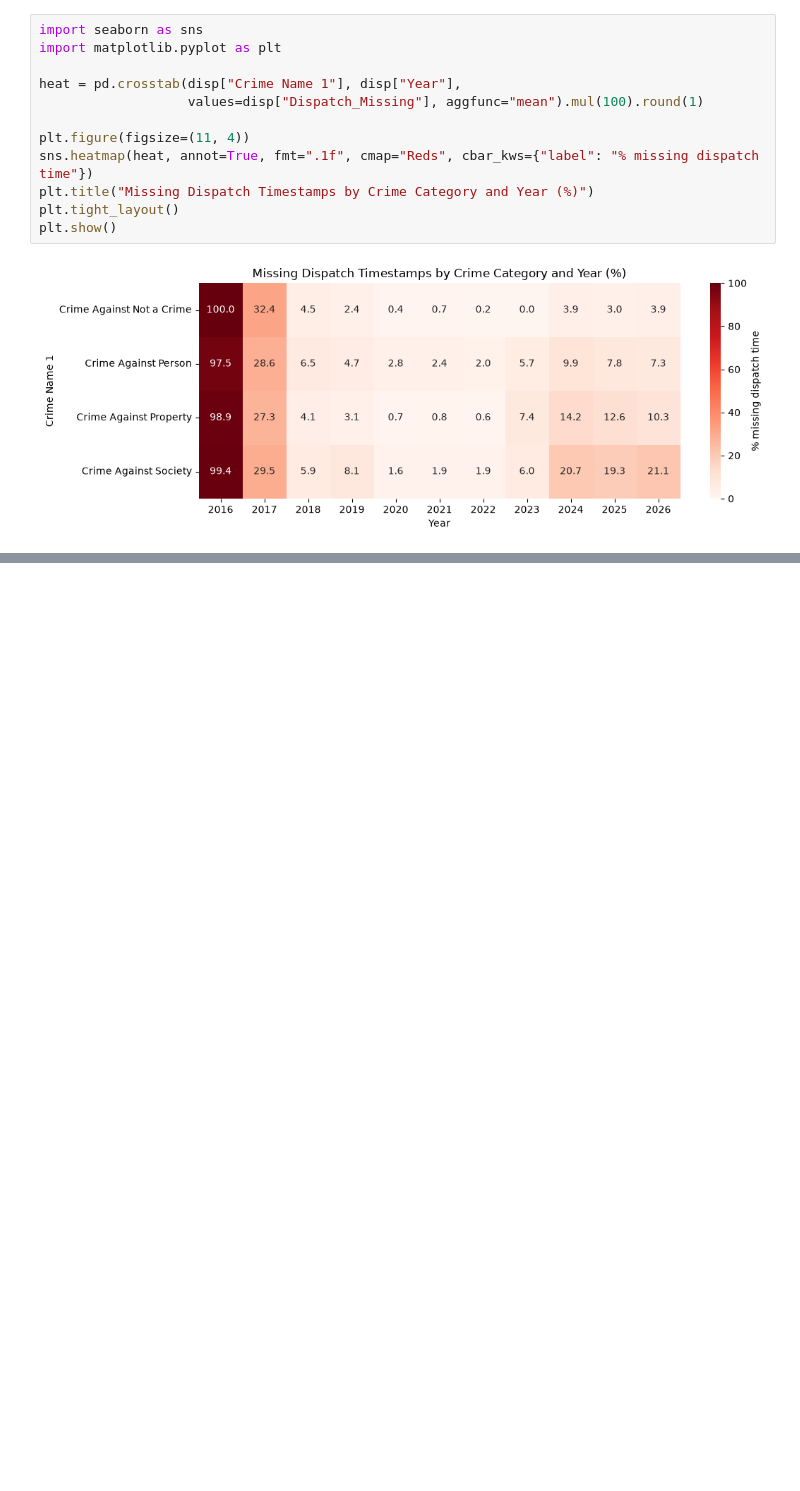
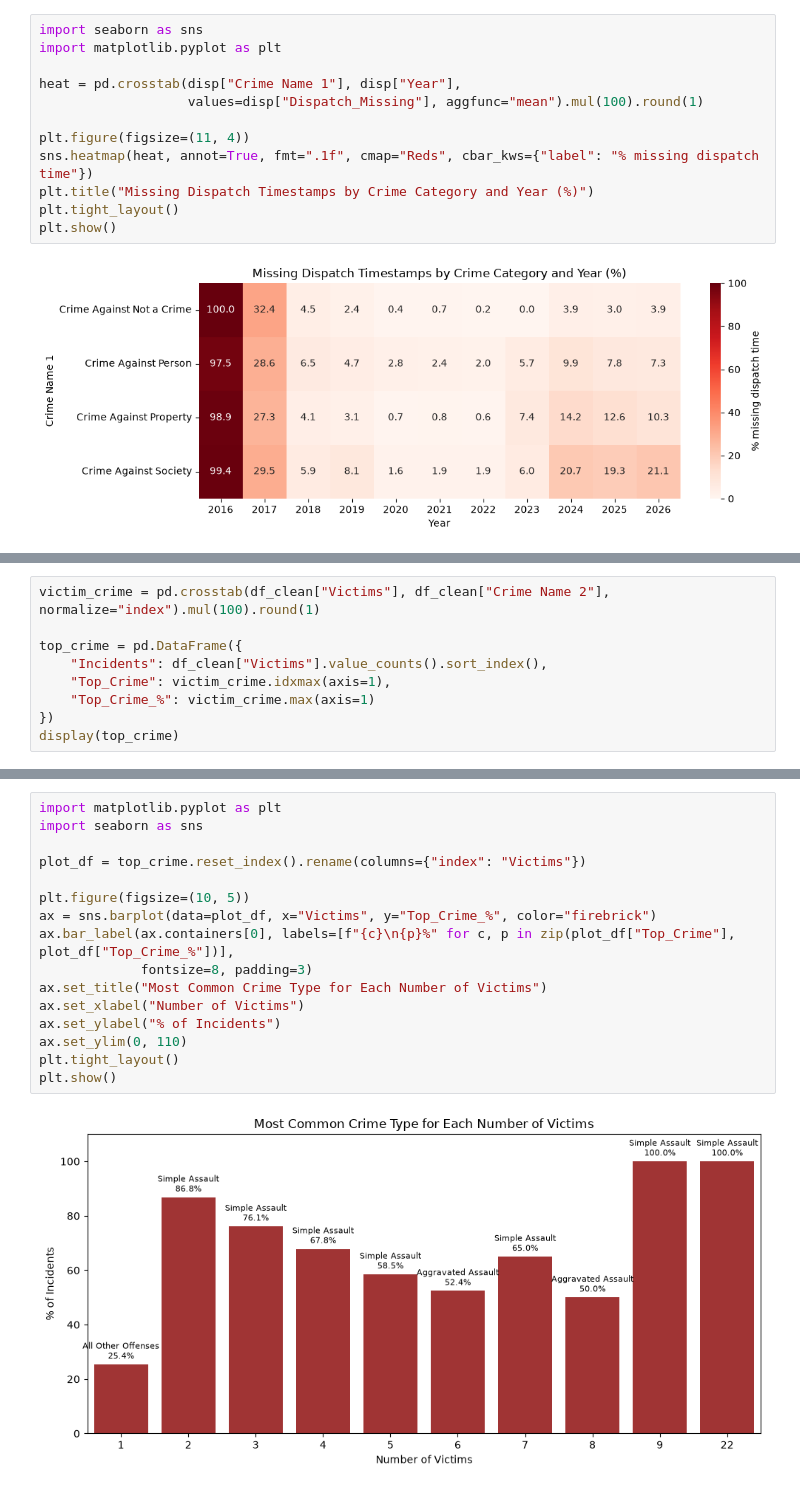
Before and after one commit to ArunaMahaGamage/MSC-AI-CW1, a Jupyter notebook: CW1.ipynb, the cells around one changed output, grey strips where cells are left out. Saved outputs shown, nothing was run; the diff lists cells and outputs as text; blank space fills up the shorter version.

```diff
--- a/CW1.ipynb
+++ b/CW1.ipynb
@@ -1132,0 +1248,9 @@ plt.show()
+# %%
+victim_crime = pd.crosstab(df_clean["Victims"], df_clean["Crime Name 2"], normalize="index").mul(100).round(1)
+
+top_crime = pd.DataFrame({
+    "Incidents": df_clean["Victims"].value_counts().sort_index(),
+    "Top_Crime": victim_crime.idxmax(axis=1),
+    "Top_Crime_%": victim_crime.max(axis=1)
+})
+display(top_crime)
@@ -1132,0 +1292,18 @@ plt.show()
+# %%
+import matplotlib.pyplot as plt
+import seaborn as sns
+
+plot_df = top_crime.reset_index().rename(columns={"index": "Victims"})
+
+plt.figure(figsize=(10, 5))
+ax = sns.barplot(data=plot_df, x="Victims", y="Top_Crime_%", color="firebrick")
+ax.bar_label(ax.containers[0], labels=[f"{c}\n{p}%" for c, p in zip(plot_df["Top_Crime"], plot_df["Top_Crime_%"])],
+             fontsize=8, padding=3)
+ax.set_title("Most Common Crime Type for Each Number of Victims")
+ax.set_xlabel("Number of Victims")
+ax.set_ylabel("% of Incidents")
+ax.set_ylim(0, 110)
+plt.tight_layout()
+plt.show()
+# %% [output]
+[figure, added]
```
Also changed, not shown: parts of 12 cells of this notebook, 1 other file.
